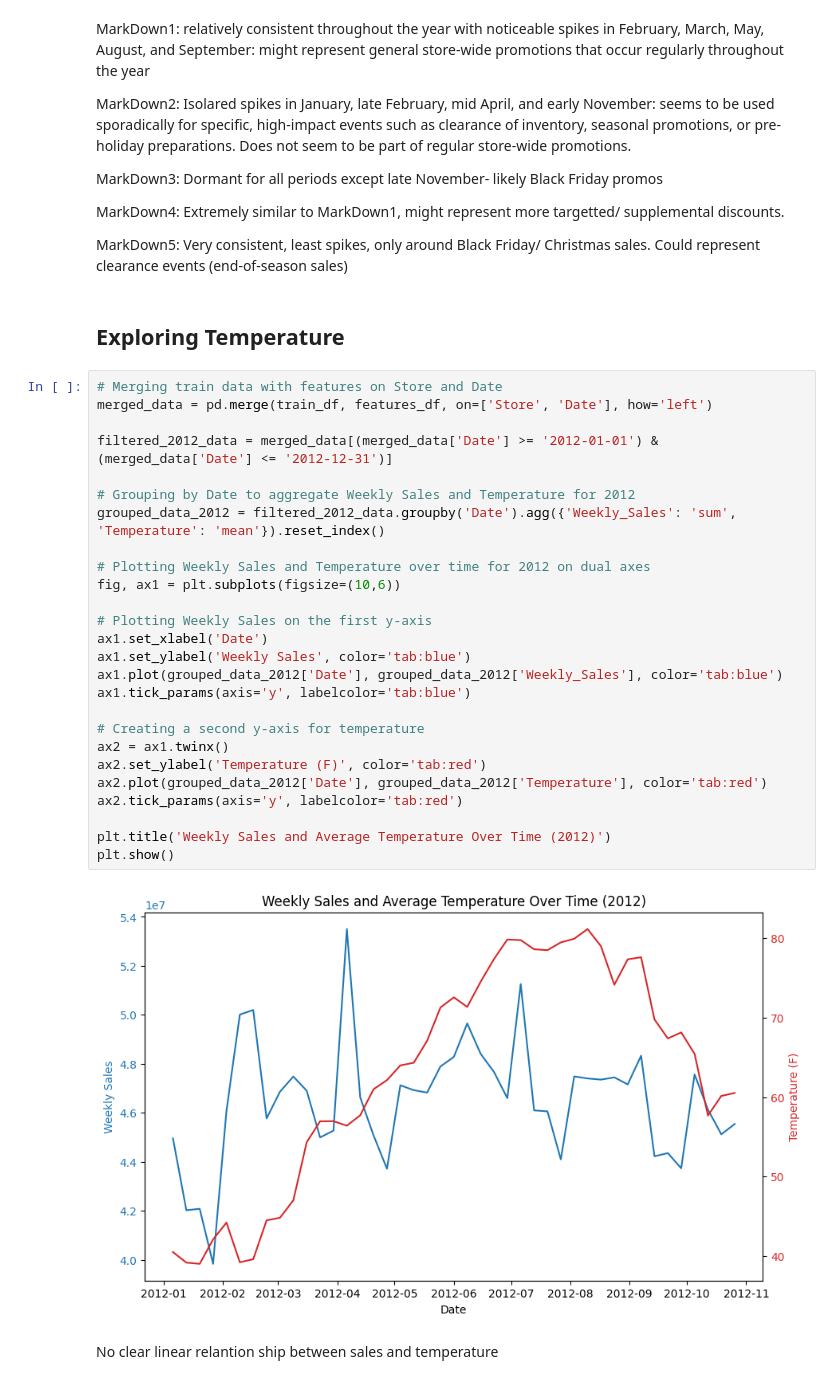
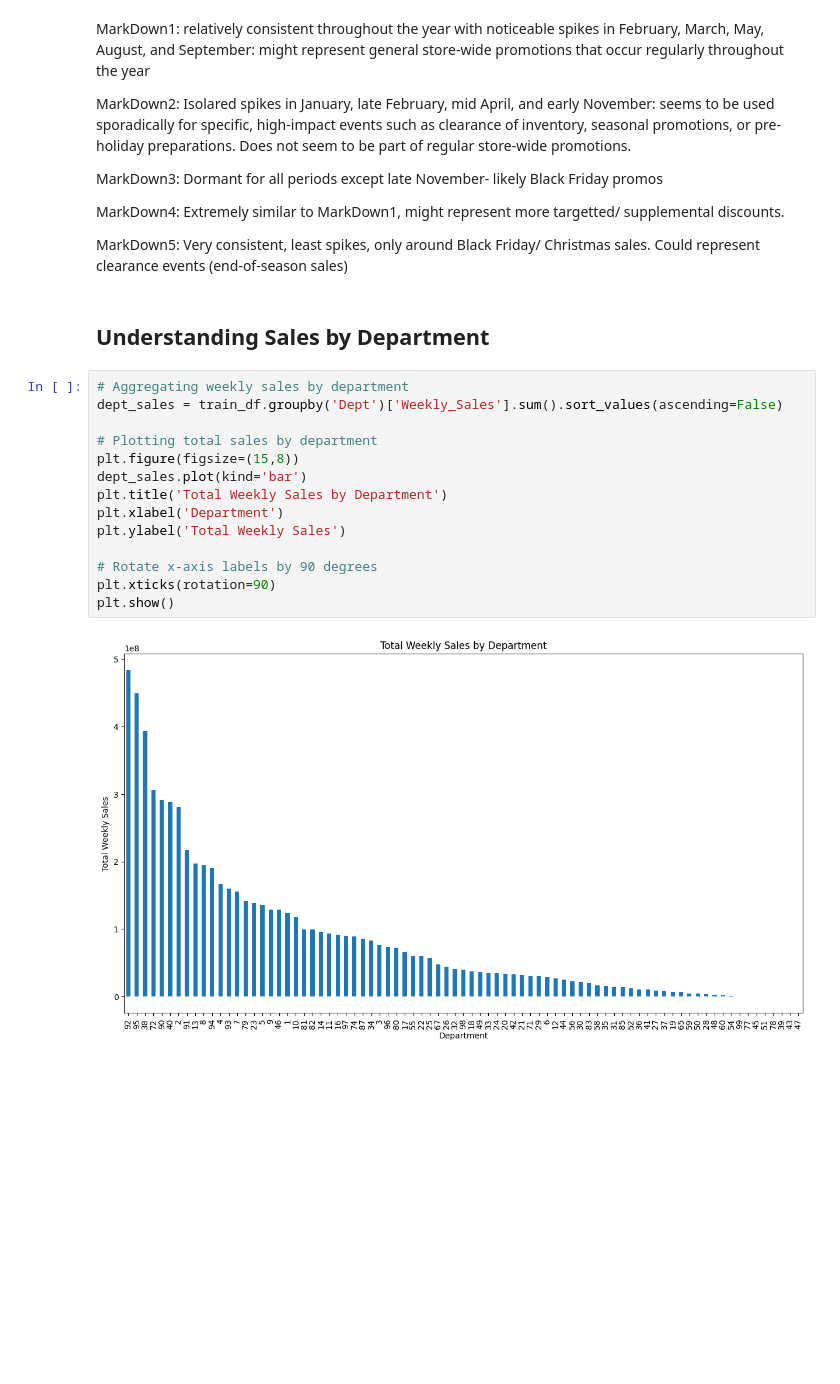
Before and after one commit to dimakazlouski/Walmart-Sales-Forecasting, a Jupyter notebook: Notebooks/01_Data_Exploration.ipynb, the cells around one changed output. Cells and saved outputs as stored; diff of their text form; blank space fills up the shorter version.

```diff
--- a/Notebooks/01_Data_Exploration.ipynb
+++ b/Notebooks/01_Data_Exploration.ipynb
@@ -273,35 +262,21 @@ MarkDown3: Dormant for all periods except late November- likely Black Friday pro
 MarkDown4: Extremely similar to MarkDown1, might represent more targetted/ supplemental discounts.
 
 MarkDown5: Very consistent, least spikes, only around Black Friday/ Christmas sales. Could represent clearance events (end-of-season sales)
-# %% [markdown]
-## Exploring Temperature
-# %%
-# Merging train data with features on Store and Date
-merged_data = pd.merge(train_df, features_df, on=['Store', 'Date'], how='left')
-
-filtered_2012_data = merged_data[(merged_data['Date'] >= '2012-01-01') & (merged_data['Date'] <= '2012-12-31')]
-
-# Grouping by Date to aggregate Weekly Sales and Temperature for 2012
-grouped_data_2012 = filtered_2012_data.groupby('Date').agg({'Weekly_Sales': 'sum', 'Temperature': 'mean'}).reset_index()
-
-# Plotting Weekly Sales and Temperature over time for 2012 on dual axes
-fig, ax1 = plt.subplots(figsize=(10,6))
-
-# Plotting Weekly Sales on the first y-axis
-ax1.set_xlabel('Date')
-ax1.set_ylabel('Weekly Sales', color='tab:blue')
-ax1.plot(grouped_data_2012['Date'], grouped_data_2012['Weekly_Sales'], color='tab:blue')
-ax1.tick_params(axis='y', labelcolor='tab:blue')
-
-# Creating a second y-axis for temperature
-ax2 = ax1.twinx()
-ax2.set_ylabel('Temperature (F)', color='tab:red')
-ax2.plot(grouped_data_2012['Date'], grouped_data_2012['Temperature'], color='tab:red')
-ax2.tick_params(axis='y', labelcolor='tab:red')
-
-plt.title('Weekly Sales and Average Temperature Over Time (2012)')
-plt.show()
-# %% [output]
-[figure, removed]
-# %% [markdown]
-No clear linear relantion ship between sales and temperature
+# %% [markdown]
+## Understanding Sales by Department
+# %%
+# Aggregating weekly sales by department
+dept_sales = train_df.groupby('Dept')['Weekly_Sales'].sum().sort_values(ascending=False)
+
+# Plotting total sales by department
+plt.figure(figsize=(15,8))
+dept_sales.plot(kind='bar')
+plt.title('Total Weekly Sales by Department')
+plt.xlabel('Department')
+plt.ylabel('Total Weekly Sales')
+
+# Rotate x-axis labels by 90 degrees
+plt.xticks(rotation=90)
+plt.show()
+# %% [output]
+[figure, added]
```
Also changed, not shown: parts of 8 cells of this notebook.
